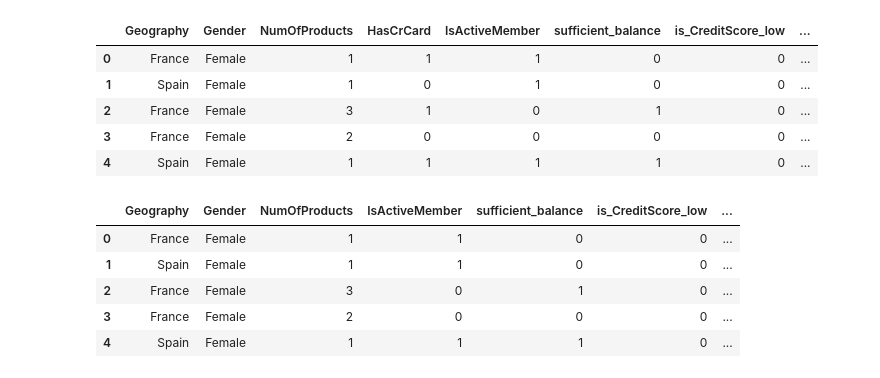
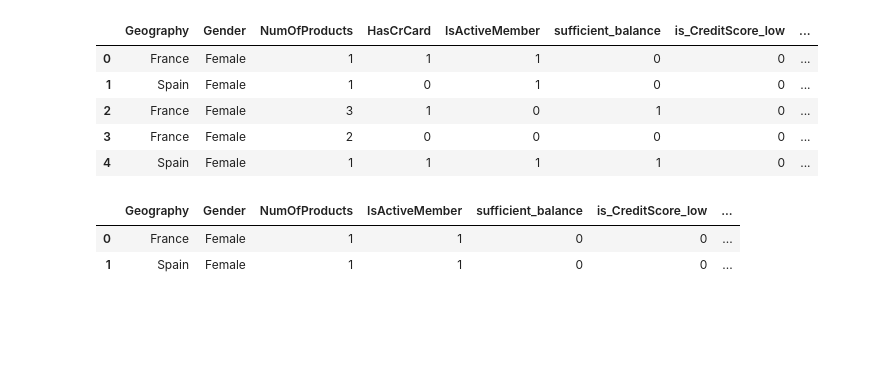
Before and after one commit to ravina029/CustomerChurnPrediction, a Jupyter notebook: research/Feature_Engineering_model_Building.ipynb, the cells around one changed output. Saved outputs shown, nothing was run; the diff lists cells and outputs as text; code cells hidden in the pictures; blank space fills up the shorter version.

```diff
--- a/research/Feature_Engineering_model_Building.ipynb
+++ b/research/Feature_Engineering_model_Building.ipynb
@@ -775,12 +808,3 @@ X.head()
 final_data=pd.concat([X,df['Exited']],axis=1)
 #pd.concat([X[numr], X[catg]], axis=1)
-# %%
-final_data.head()
-# %% [output]
-|  | Geography | Gender | NumOfProducts | IsActiveMember | sufficient_balance | is_CreditScore_low | ... |
-| 0 | France | Female | 1 | 1 | 0 | 0 | ... |
-| 1 | Spain | Female | 1 | 1 | 0 | 0 | ... |
-| 2 | France | Female | 3 | 0 | 1 | 0 | ... |
-| 3 | France | Female | 2 | 0 | 0 | 0 | ... |
-| 4 | Spain | Female | 1 | 1 | 1 | 0 | ... |
 # %%
@@ -787,3 +812,8 @@ final_data.head()
 final_data.to_csv("feature_engineered_bankchurn_data.csv", index=False)
 # %%
 df=pd.read_csv("/Users/ravina/Desktop/CustomerChurnPrediction/research/feature_engineered_bankchurn_data.csv")
+df.head(2)
+# %% [output]
+|  | Geography | Gender | NumOfProducts | IsActiveMember | sufficient_balance | is_CreditScore_low | ... |
+| 0 | France | Female | 1 | 1 | 0 | 0 | ... |
+| 1 | Spain | Female | 1 | 1 | 0 | 0 | ... |
```
Also changed, not shown: parts of 34 cells of this notebook, 29 other files.
